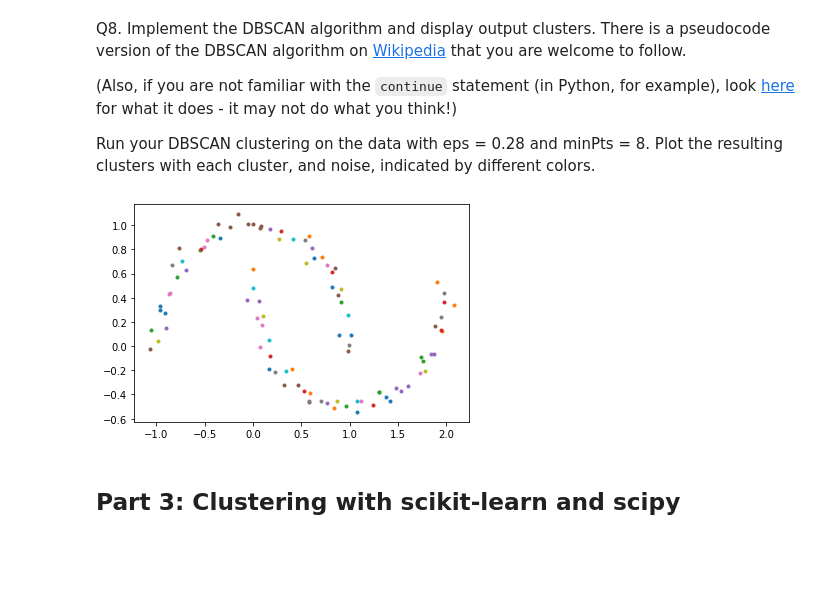
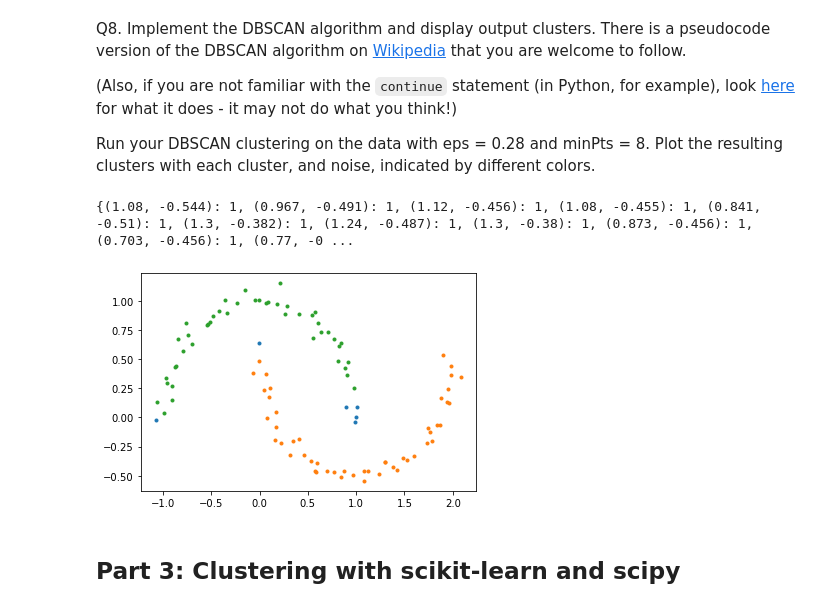
Before and after one commit to Tushar1729-k/clustering, a Jupyter notebook: HW4_Clustering.ipynb, the cells around one changed output. Cells and saved outputs as stored; diff of their text form; code cells hidden in the pictures; blank space fills up the shorter version.

```diff
--- a/HW4_Clustering.ipynb
+++ b/HW4_Clustering.ipynb
@@ -218,60 +238,59 @@ Run your DBSCAN clustering on the data with eps = 0.28 and minPts = 8. Plot the
 labels = {}
 def dbscan(data, eps, minPts):
   c = 0
+  NOISE_LABEL = 0
   for p in data:
     if tuple(p) in labels: continue
     n = range_query(data, p, eps)
     if len(n) < minPts:
-      labels[tuple(p)] = 'noise'
+      labels[tuple(p)] = NOISE_LABEL
       continue
     c = c + 1
     labels[tuple(p)] = c
-    s = n.copy()
-    s.remove(tuple(p))
-    new_s = set()
-    for q in s:
+    seed_set = list(n.copy())
+    seed_set.remove(tuple(p))
+    for q in seed_set:
       # print(s, q)
-      if tuple(q) in labels and labels[tuple(q)] == 'noise': labels[tuple(q)] = c
-      if tuple(q) not in labels: continue
+      if tuple(q) in labels and labels[tuple(q)] == NOISE_LABEL:
+        labels[tuple(q)] = c
+      if tuple(q) in labels: continue
       labels[tuple(q)] = c
       n = range_query(data, q, eps)
       if len(n) >= minPts:
-        new_s.add(tuple(n))
-    new_s.update(s)
+        seed_set.extend(list(n))
 
 def range_query(data, q, eps):
   n = set()
   for p in data:
     if distance.euclidean(q, p) <= eps:
       n.add(tuple(p))
 
   return n
 
 dbscan(data, 0.28, 8)
-# print(labels)
+print(labels)
 result = []
 list_of_clusters = []
-cluster = []
 firstCluster = next(iter(labels.items()))[1]
+clusterLabels = set(labels.values())
+# print(firstCluster)
+for label in clusterLabels:
+  list_of_clusters.append([])
 for k, v in labels.items():
   clusterNum = v
-  if clusterNum == firstCluster:
-    cluster.append(k)
-  else:
-    firstCluster = clusterNum
-    list_of_clusters.append(cluster)
-    cluster = []
-    cluster.append(k)
+  list_of_clusters[clusterNum].append(k)
+
 # print(list_of_clusters)
 for cluster in list_of_clusters:
   dataq8nd = np.array(cluster)
   result.append(dataq8nd)
 
 # print(result)
 for i in range(0, len(result)):
   plt.scatter(result[i][:,0], result[i][:,1], marker='.')
 # %% [output]
+{(1.08, -0.544): 1, (0.967, -0.491): 1, (1.12, -0.456): 1, (1.08, -0.455): 1, (0.841, -0.51): 1, (1.3, -0.382): 1, (1.24, -0.487): 1, (1.3, -0.38): 1, (0.873, -0.456): 1, (0.703, -0.456): 1, (0.77, -0 ...
-[figure, old version]
+[figure, new version]
 # %% [markdown]
 ## Part 3: Clustering with scikit-learn and scipy
 # %% [markdown]
```
Also changed, not shown: parts of 6 cells of this notebook.
